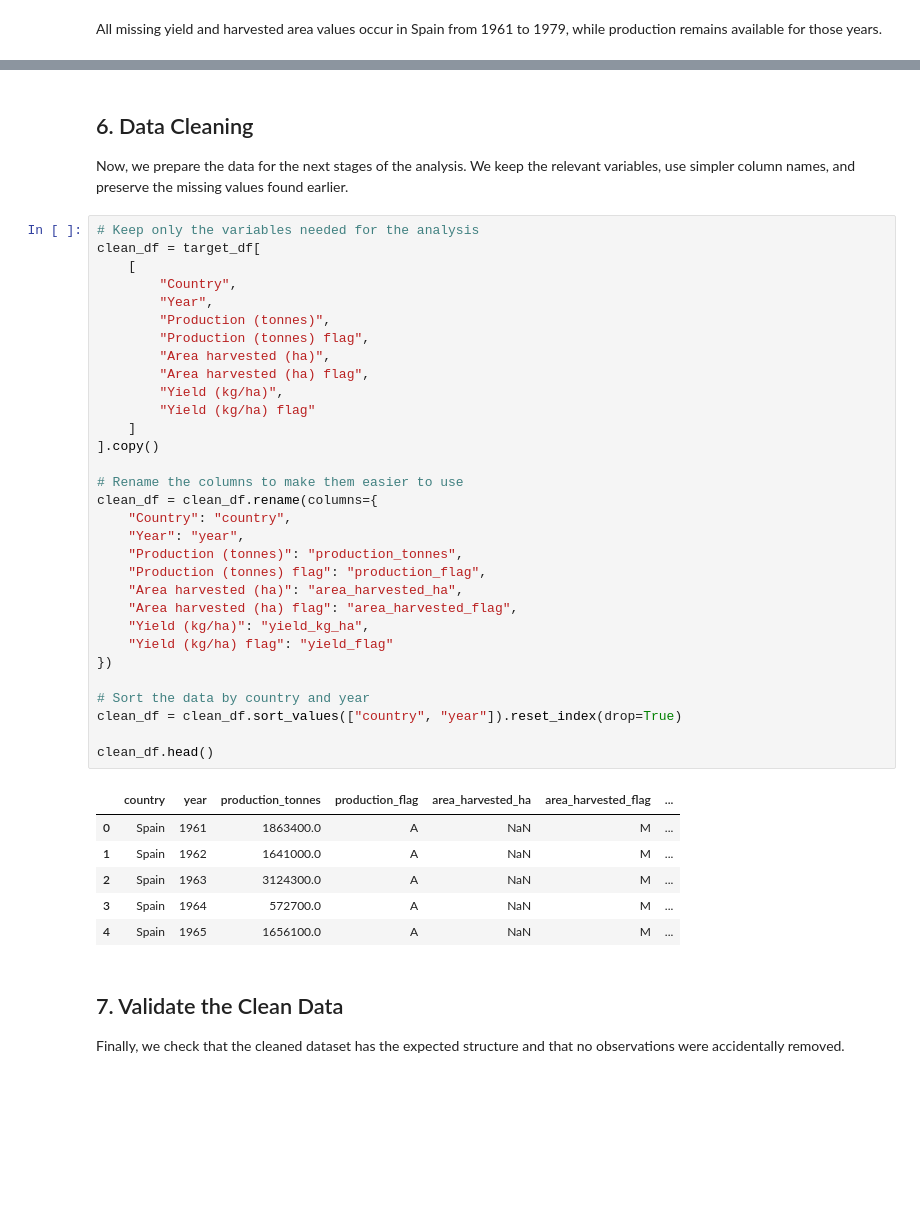
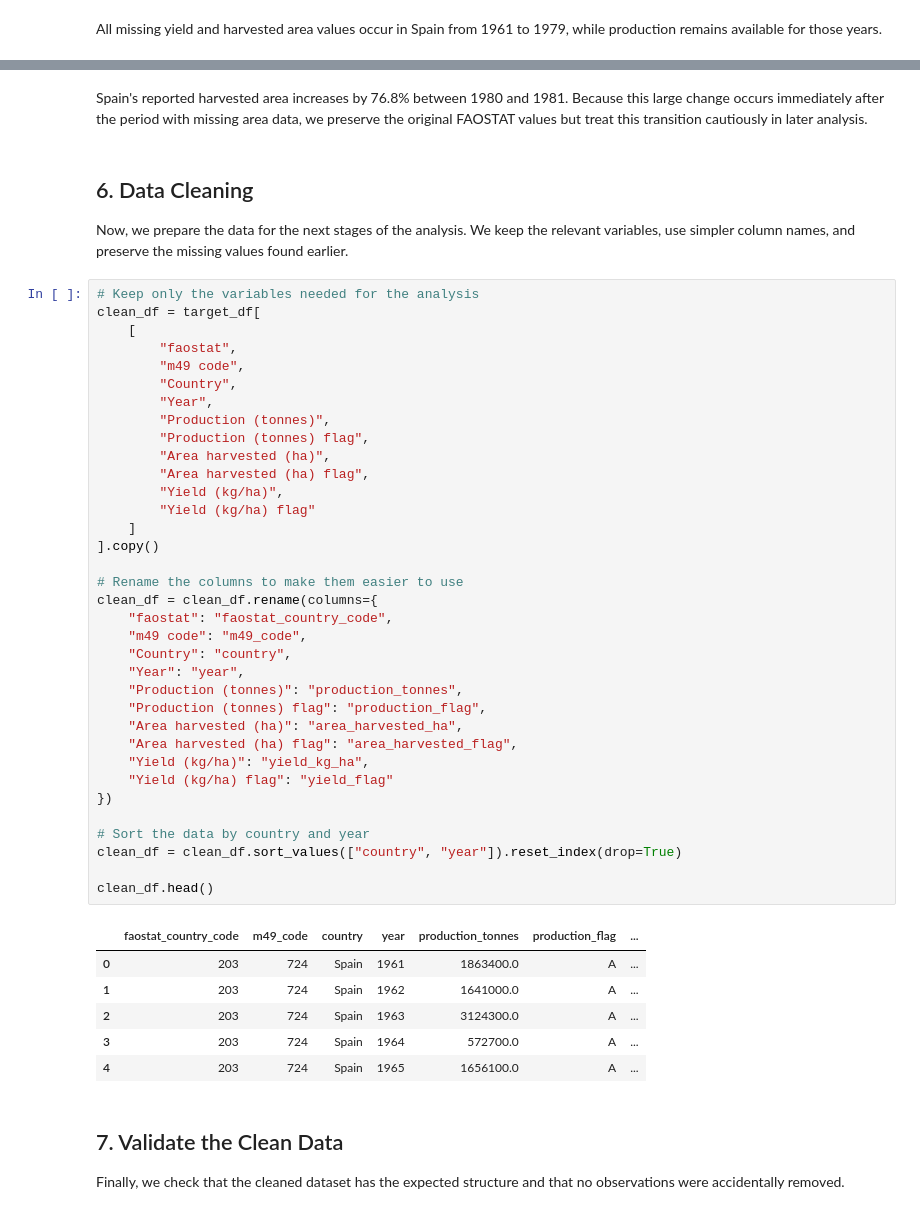
Before and after one commit to burakdon/Big-Olive, a Jupyter notebook: notebooks/01_faostat_exploration_cleaning.ipynb, the cells around one changed output, grey strips where cells are left out. Cells and saved outputs as stored; diff of their text form; blank space fills up the shorter version.

Commit message:
Preserve country codes and document FAOSTAT coverage

```diff
--- a/notebooks/01_faostat_exploration_cleaning.ipynb
+++ b/notebooks/01_faostat_exploration_cleaning.ipynb
@@ -241,3 +288,5 @@ All missing yield and harvested area values occur in Spain from 1961 to 1979, wh
+# %% [markdown]
+Spain's reported harvested area increases by 76.8% between 1980 and 1981. Because this large change occurs immediately after the period with missing area data, we preserve the original FAOSTAT values but treat this transition cautiously in later analysis.
 # %% [markdown]
 ## 6. Data Cleaning
 
@@ -246,40 +295,44 @@ Now, we prepare the data for the next stages of the analysis. We keep the releva
 # Keep only the variables needed for the analysis
 clean_df = target_df[
     [
+        "faostat",
+        "m49 code",
         "Country",
         "Year",
         "Production (tonnes)",
         "Production (tonnes) flag",
         "Area harvested (ha)",
         "Area harvested (ha) flag",
         "Yield (kg/ha)",
         "Yield (kg/ha) flag"
     ]
 ].copy()
 
 # Rename the columns to make them easier to use
 clean_df = clean_df.rename(columns={
+    "faostat": "faostat_country_code",
+    "m49 code": "m49_code",
     "Country": "country",
     "Year": "year",
     "Production (tonnes)": "production_tonnes",
     "Production (tonnes) flag": "production_flag",
     "Area harvested (ha)": "area_harvested_ha",
     "Area harvested (ha) flag": "area_harvested_flag",
     "Yield (kg/ha)": "yield_kg_ha",
     "Yield (kg/ha) flag": "yield_flag"
 })
 
 # Sort the data by country and year
 clean_df = clean_df.sort_values(["country", "year"]).reset_index(drop=True)
 
 clean_df.head()
 # %% [output]
-|  | country | year | production_tonnes | production_flag | area_harvested_ha | area_harvested_flag | ... |
-| 0 | Spain | 1961 | 1863400.0 | A | NaN | M | ... |
-| 1 | Spain | 1962 | 1641000.0 | A | NaN | M | ... |
-| 2 | Spain | 1963 | 3124300.0 | A | NaN | M | ... |
-| 3 | Spain | 1964 | 572700.0 | A | NaN | M | ... |
-| 4 | Spain | 1965 | 1656100.0 | A | NaN | M | ... |
+|  | faostat_country_code | m49_code | country | year | production_tonnes | production_flag | ... |
+| 0 | 203 | 724 | Spain | 1961 | 1863400.0 | A | ... |
+| 1 | 203 | 724 | Spain | 1962 | 1641000.0 | A | ... |
+| 2 | 203 | 724 | Spain | 1963 | 3124300.0 | A | ... |
+| 3 | 203 | 724 | Spain | 1964 | 572700.0 | A | ... |
+| 4 | 203 | 724 | Spain | 1965 | 1656100.0 | A | ... |
 # %% [markdown]
 ## 7. Validate the Clean Data
 
```
Also changed, not shown: parts of 7 cells of this notebook, 3 other files.
